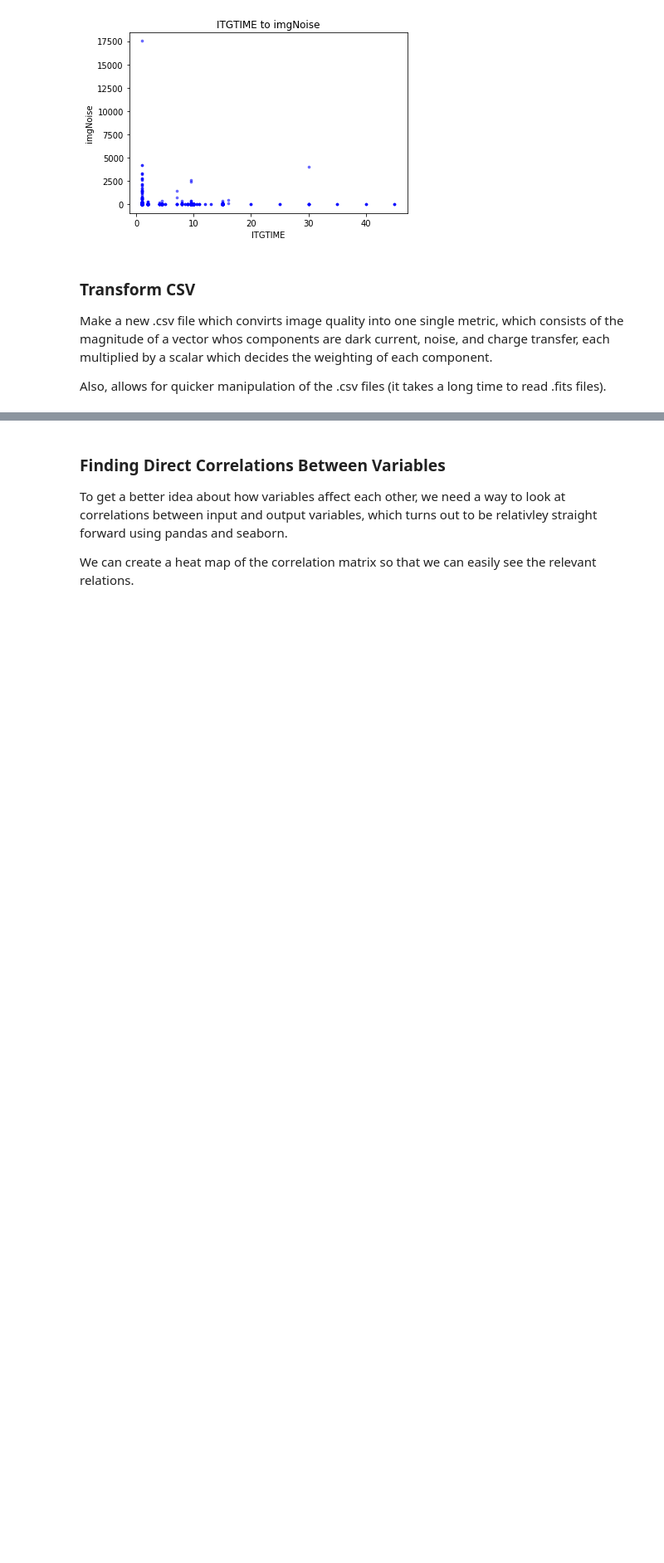
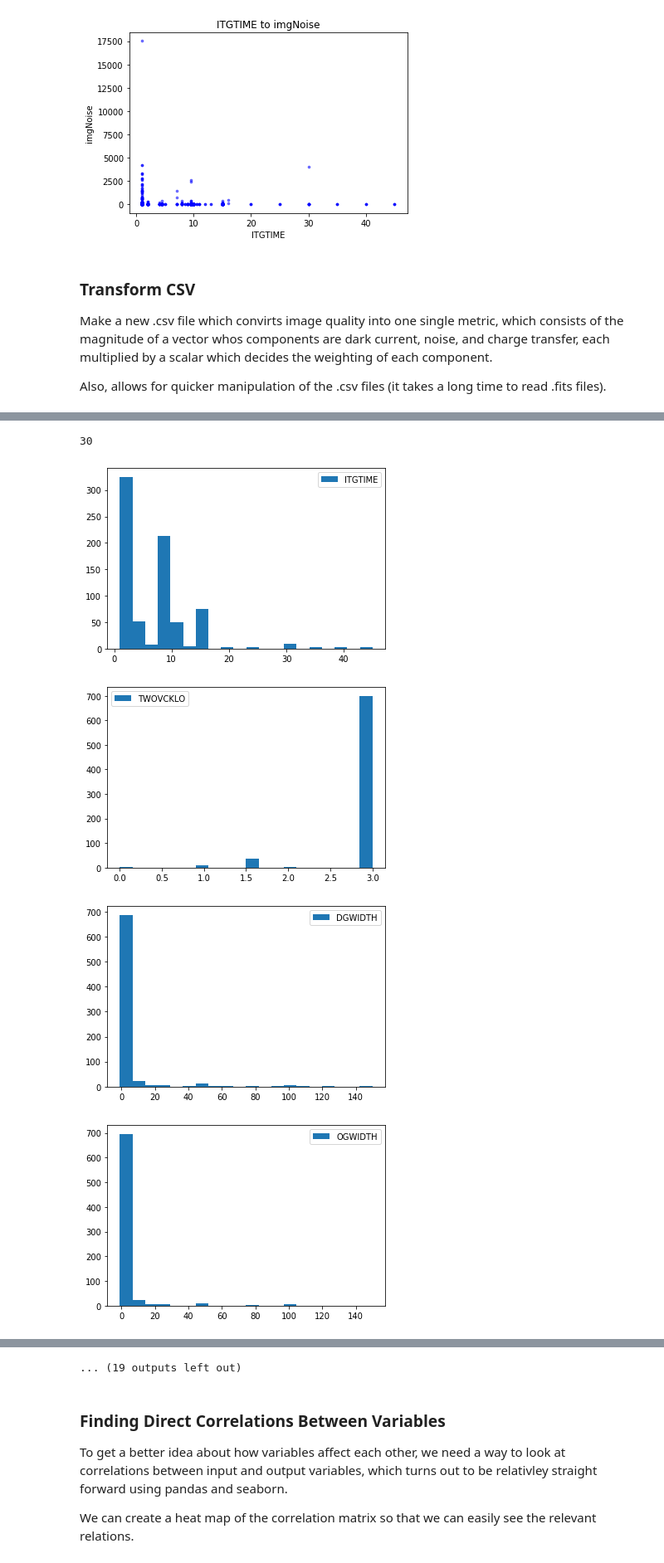
Before and after one commit to SamuelDAmbrosia/CCD-Optimization-Using-Machine-Learning, a Jupyter notebook: Machine-Learning-Optimitzation-Development-Doc.ipynb, the cells around one changed output, grey strips where cells are left out. Shown at 83% size. Cells and saved outputs as stored; diff of their text form; code cells hidden in the pictures; blank space fills up the shorter version.

```diff
--- a/Machine-Learning-Optimitzation-Development-Doc.ipynb
+++ b/Machine-Learning-Optimitzation-Development-Doc.ipynb
@@ -58,0 +81,21 @@ TransformCSV.transformCSV(fileTransform, "T-" + fileTransform)
+# %%
+headers = {'imgNoise', 'skNoise', 'dSdskip', 'DCError', 'EXP', 'ITGTIME', 'VIDGAIN', 'PRETIME', 'POSTIME', 'DGWIDTH', 'RGWIDTH', 'OGWIDTH', 'SWWIDTH', 'HWIDTH', 'HOWIDTH', 'VWIDTH', 'VOWIDTH', 'ONEVCKHI', 'ONEVCKLO', 'TWOVCKHI', 'TWOVCKLO', 'TGHI', 'TGLO', 'HUHI', 'HULO', 'HLHI', 'HLLO', 'RGHI', 'RGLO', 'SWLO', 'DGHI', 'DGLO', 'OGHI', 'OGLO', 'BATTR', 'VDD1', 'VDD2', 'DRAIN1', 'DRAIN2', 'VREF1', 'VREF2', 'OPG1', 'OPG2'}
+
+count = 0
+
+for header in list(headers.intersection(ccd.columns)):
+
+    plt.figure()
+
+    dat = np.array(ccd[header])
+    plt.hist([i for i in dat if -500 < i < 500], bins=20, label = header)
+    plt.legend()
+    count += 1
+
+print(count)
+# %% [output]
+30
+[figure, added]
+[figure, added]
+[figure, added]
+[figure, added]
@@ -59,3 +109,4 @@ TransformCSV.transformCSV(fileTransform, "T-" + fileTransform)
+... (19 outputs left out)
 # %% [markdown]
 ### Finding Direct Correlations Between Variables
 
```
Also changed, not shown: parts of 7 cells of this notebook, 1 other file.
